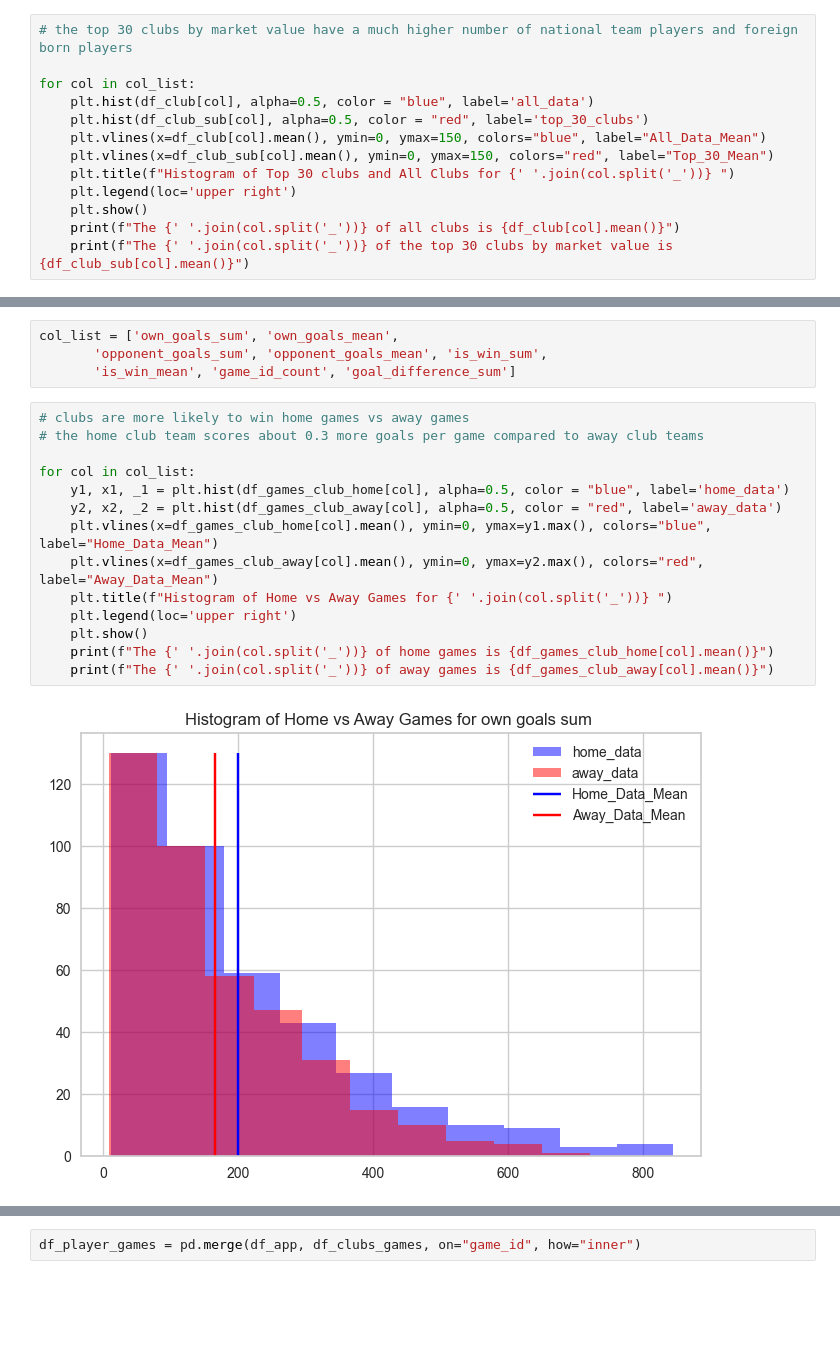
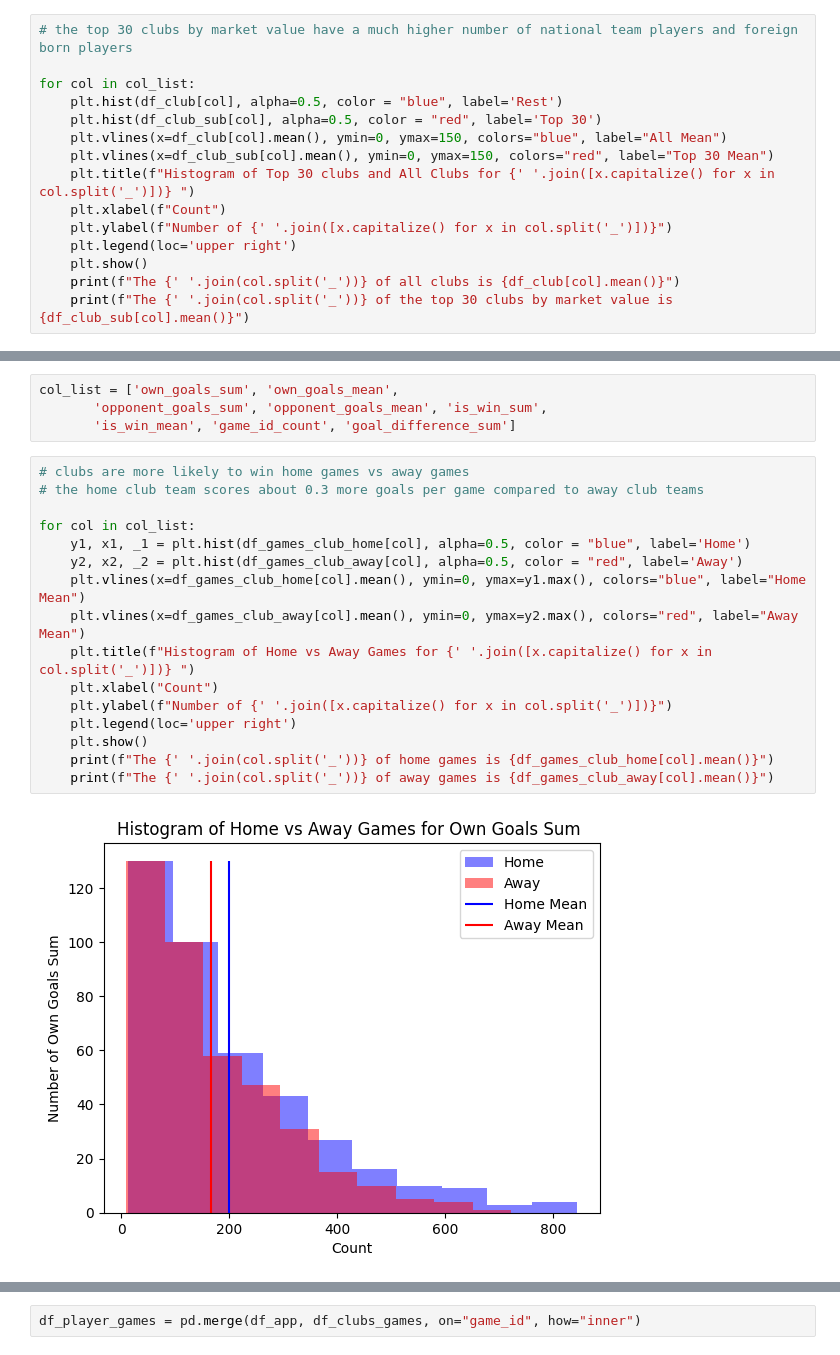
Before and after one commit to McGill-MMA-EnterpriseAnalytics/Football_Transfermarkt, a Jupyter notebook: Business_Analysis/EDA_Final.ipynb, the cells around one changed output, grey strips where cells are left out. Drawn from its saved outputs; the diff is of its cells as text; blank space fills up the shorter version.

```diff
--- a/Business_Analysis/EDA_Final.ipynb
+++ b/Business_Analysis/EDA_Final.ipynb
@@ -485,11 +487,13 @@ col_list = ['squad_size', 'average_age', 'foreigners_number', 'foreigners_percen
 # the top 30 clubs by market value have a much higher number of national team players and foreign born players
 
 for col in col_list:
-    plt.hist(df_club[col], alpha=0.5, color = "blue", label='all_data')
-    plt.hist(df_club_sub[col], alpha=0.5, color = "red", label='top_30_clubs')
-    plt.vlines(x=df_club[col].mean(), ymin=0, ymax=150, colors="blue", label="All_Data_Mean")
-    plt.vlines(x=df_club_sub[col].mean(), ymin=0, ymax=150, colors="red", label="Top_30_Mean")
-    plt.title(f"Histogram of Top 30 clubs and All Clubs for {' '.join(col.split('_'))} ")
+    plt.hist(df_club[col], alpha=0.5, color = "blue", label='Rest')
+    plt.hist(df_club_sub[col], alpha=0.5, color = "red", label='Top 30')
+    plt.vlines(x=df_club[col].mean(), ymin=0, ymax=150, colors="blue", label="All Mean")
+    plt.vlines(x=df_club_sub[col].mean(), ymin=0, ymax=150, colors="red", label="Top 30 Mean")
+    plt.title(f"Histogram of Top 30 clubs and All Clubs for {' '.join([x.capitalize() for x in col.split('_')])} ")
+    plt.xlabel(f"Count")
+    plt.ylabel(f"Number of {' '.join([x.capitalize() for x in col.split('_')])}")
     plt.legend(loc='upper right')
     plt.show()
     print(f"The {' '.join(col.split('_'))} of all clubs is {df_club[col].mean()}")
@@ -652,18 +656,20 @@ col_list = ['own_goals_sum', 'own_goals_mean',
 # %%
 # clubs are more likely to win home games vs away games
 # the home club team scores about 0.3 more goals per game compared to away club teams
 
 for col in col_list:
-    y1, x1, _1 = plt.hist(df_games_club_home[col], alpha=0.5, color = "blue", label='home_data')
-    y2, x2, _2 = plt.hist(df_games_club_away[col], alpha=0.5, color = "red", label='away_data')
-    plt.vlines(x=df_games_club_home[col].mean(), ymin=0, ymax=y1.max(), colors="blue", label="Home_Data_Mean")
-    plt.vlines(x=df_games_club_away[col].mean(), ymin=0, ymax=y2.max(), colors="red", label="Away_Data_Mean")
-    plt.title(f"Histogram of Home vs Away Games for {' '.join(col.split('_'))} ")
+    y1, x1, _1 = plt.hist(df_games_club_home[col], alpha=0.5, color = "blue", label='Home')
+    y2, x2, _2 = plt.hist(df_games_club_away[col], alpha=0.5, color = "red", label='Away')
+    plt.vlines(x=df_games_club_home[col].mean(), ymin=0, ymax=y1.max(), colors="blue", label="Home Mean")
+    plt.vlines(x=df_games_club_away[col].mean(), ymin=0, ymax=y2.max(), colors="red", label="Away Mean")
+    plt.title(f"Histogram of Home vs Away Games for {' '.join([x.capitalize() for x in col.split('_')])} ")
+    plt.xlabel("Count")
+    plt.ylabel(f"Number of {' '.join([x.capitalize() for x in col.split('_')])}")
     plt.legend(loc='upper right')
     plt.show()
     print(f"The {' '.join(col.split('_'))} of home games is {df_games_club_home[col].mean()}")
     print(f"The {' '.join(col.split('_'))} of away games is {df_games_club_away[col].mean()}")
 # %% [output]
-[figure, old version]
+[figure, new version]
 The own goals sum of home games is 199.94513715710724
 The own goals sum of away games is 165.54862842892769
```
Also changed, not shown: parts of 7 cells of this notebook, 1 other file.
